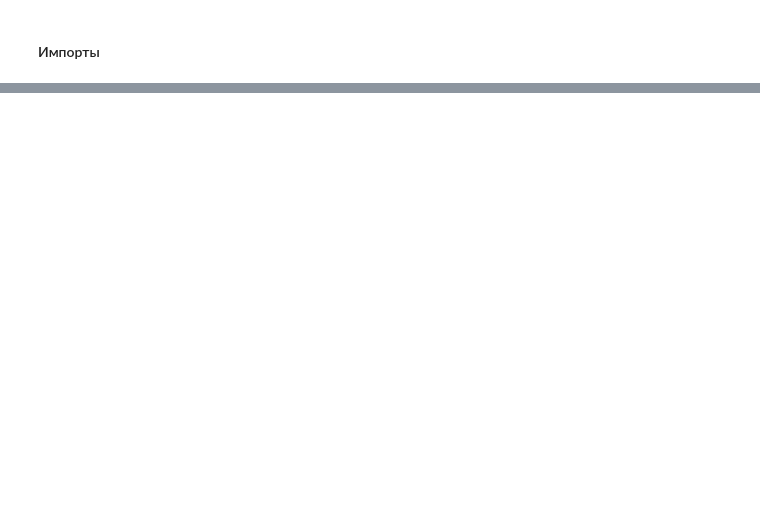
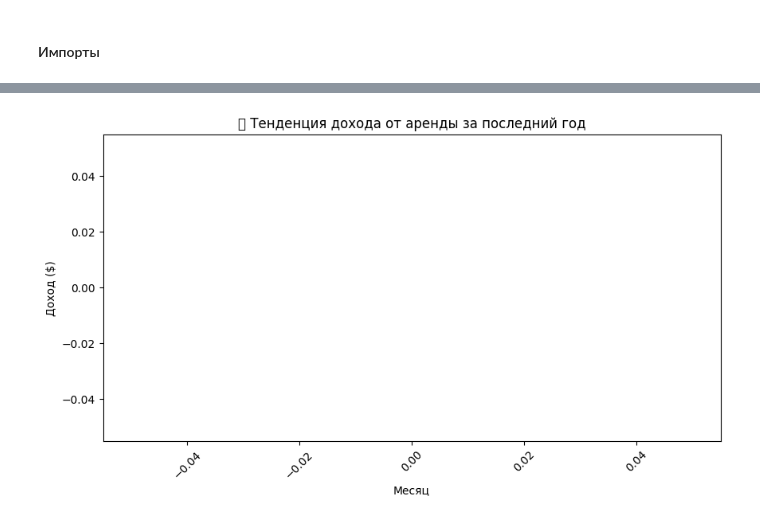
Before and after one commit to MALeyman/MAKSIM, a Jupyter notebook: certification/test_2.ipynb, the cells around one changed output, grey strips where cells are left out. Saved outputs shown, nothing was run; the diff lists cells and outputs as text; code cells hidden in the pictures; blank space fills up the shorter version.

```diff
--- a/certification/test_2.ipynb
+++ b/certification/test_2.ipynb
@@ -51,0 +192,23 @@ print("Перенос завершён!")
+# %%
+# 4 Тенденции за ежемесячный доход от продаж за предыдущий год
+query_4 = """
+SELECT DATE_TRUNC('month', payment_date) AS month, SUM(amount) AS revenue
+FROM payment
+WHERE payment_date >= NOW() - INTERVAL '1 year'
+GROUP BY month
+ORDER BY month;
+"""
+df_4 = pd.read_sql(query_4, engine)
+df_4.to_csv("output/monthly_rental_revenue.csv", index=False)
+
+# Визуализация тренда доходов по месяцам
+plt.figure(figsize=(10, 5))
+sns.lineplot(data=df_4, x="month", y="revenue", marker="o")
+plt.title("📊 Тенденция дохода от аренды за последний год")
+plt.xlabel("Месяц")
+plt.ylabel("Доход ($)")
+plt.xticks(rotation=45)
+plt.savefig("output/monthly_rental_revenue.png")
+plt.show()
+# %% [output]
+[figure, added]
```
Also changed, not shown: parts of 17 cells of this notebook, 4 other files.
